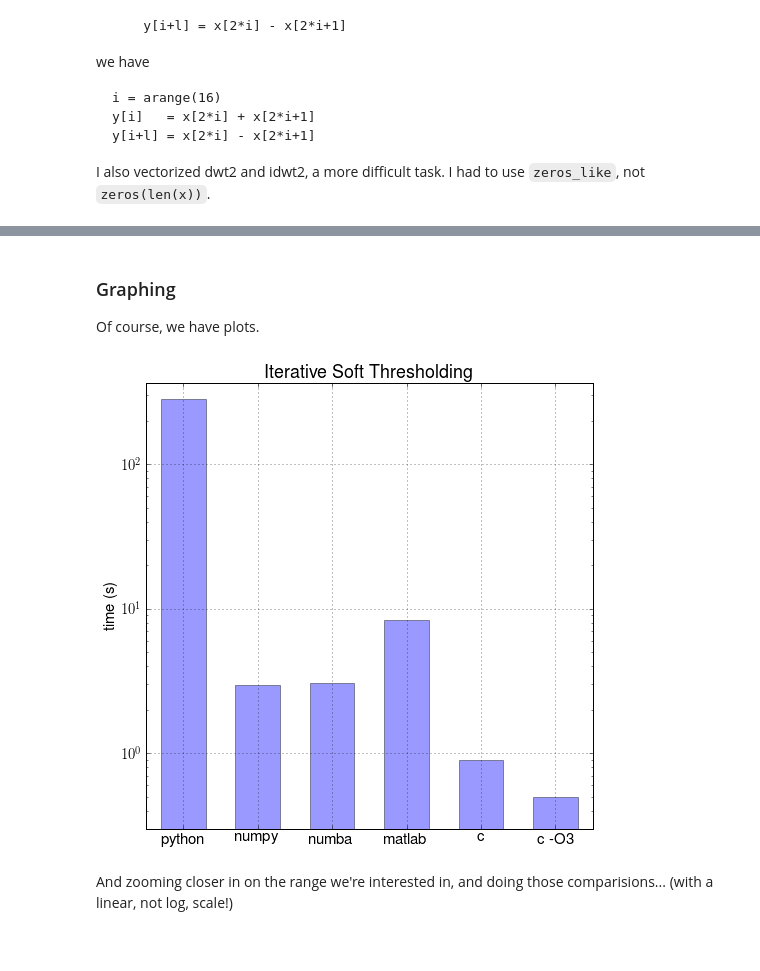
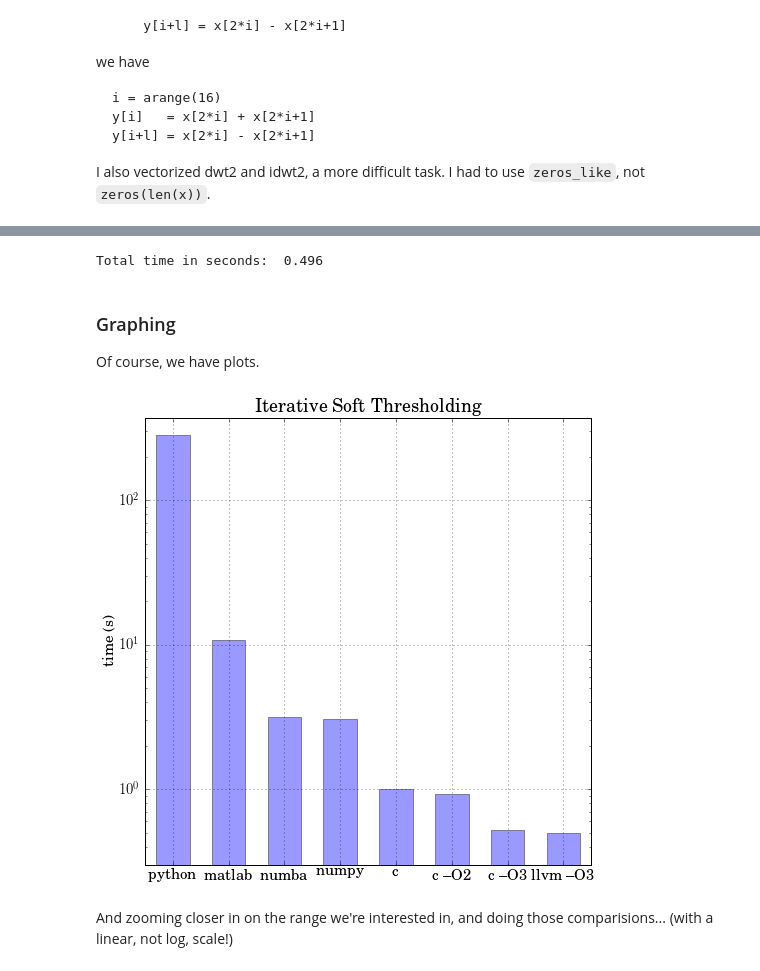
Before and after one commit to stsievert/side-projects, a Jupyter notebook: matlab_vs_python/Python vs Numba vs Matlab vs C.ipynb, the cells around one changed output, grey strips where cells are left out. Drawn from its saved outputs; the diff is of its cells as text; code cells hidden in the pictures.

```diff
--- a/matlab_vs_python/Python vs Numba vs Matlab vs C.ipynb
+++ b/matlab_vs_python/Python vs Numba vs Matlab vs C.ipynb
@@ -121,0 +126,5 @@ Total time in seconds:  0.898
+# %%
+!gcc -O2 IST.c -o IST_O2.o
+string = !time ./IST.o
+c_O2 = float(string[1].split()[1][2:-1])
+print "Total time in seconds: ", c_O2
@@ -129,26 +140,41 @@ Total time in seconds:  0.503
+# %%
+!llvm-gcc -O3 IST.c -o IST_llvm.o
+string = !time ./IST_llvm.o
+c_llvm = float(string[1].split()[1][2:-1])
+print "Total time in seconds: ", c_llvm
+# %% [output]
+Total time in seconds:  0.496
 # %% [markdown]
 ### Graphing
 Of course, we have plots.
 # %%
 from pylab import *
 
-labels = ['python',  'numpy', 'numba', 'matlab', 'c', 'c -O3']
-timings = [python,    numpy,   numba,   matlab,  c,    c_O3]
+labels = ['\\textrm{python}',  '\\textrm{numpy}', '\\textrm{numba}', \
+    '\\textrm{matlab}', '\\textrm{c}', '\\textrm{c --O2}', \
+    '\\textrm{c --O3}', '\\textrm{llvm --O3}']
+timings = [python, numpy, numba, matlab, c, c_O2, c_O3, c_llvm]
 x = np.arange(len(labels))
+
+# plotting from max to min times
+i = argsort(timings)
+timings = sort(timings)[::-1]
+labels = asarray(labels)
+labels = labels[i][::-1]
 
 figure(figsize=(8, 8))
 matplotlib.rcParams.update({'font.size': 15})
 ax = plt.axes(xticks=x, yscale='log')
 ax.bar(x - 0.3, timings, width=0.6, alpha=0.4, bottom=1E-6)
 ax.grid()
 ax.set_xlim(-0.5, len(labels) - 0.5)
 ax.set_ylim(3E-1, python*1.3)
 ax.xaxis.set_major_formatter(plt.FuncFormatter(lambda i, loc: labels[int(i)]))
-ax.set_ylabel('time (s)')
-ax.set_title("Iterative Soft Thresholding")
+ax.set_ylabel('\\textrm{time (s)}')
+ax.set_title("\\textrm{Iterative Soft Thresholding}")
 show()
 # %% [output]
-[figure, old version]
+[figure, new version]
 # %% [markdown]
 And zooming closer in on the range we're interested in, and doing those comparisions... (with a linear, not log, scale!)
 # %%
```
Also changed, not shown: parts of 12 cells of this notebook, 4 other files.
